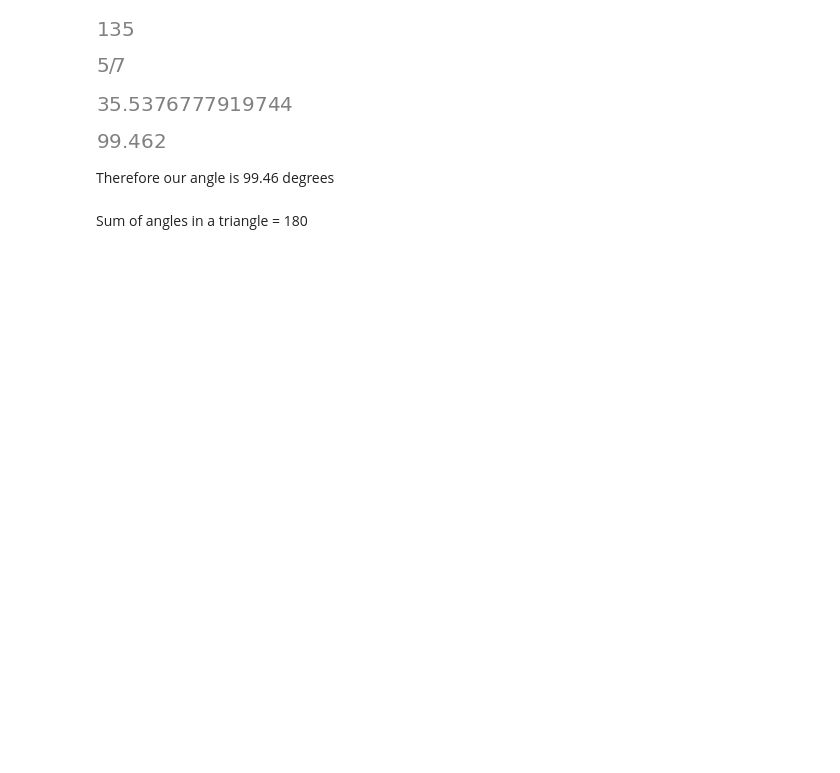
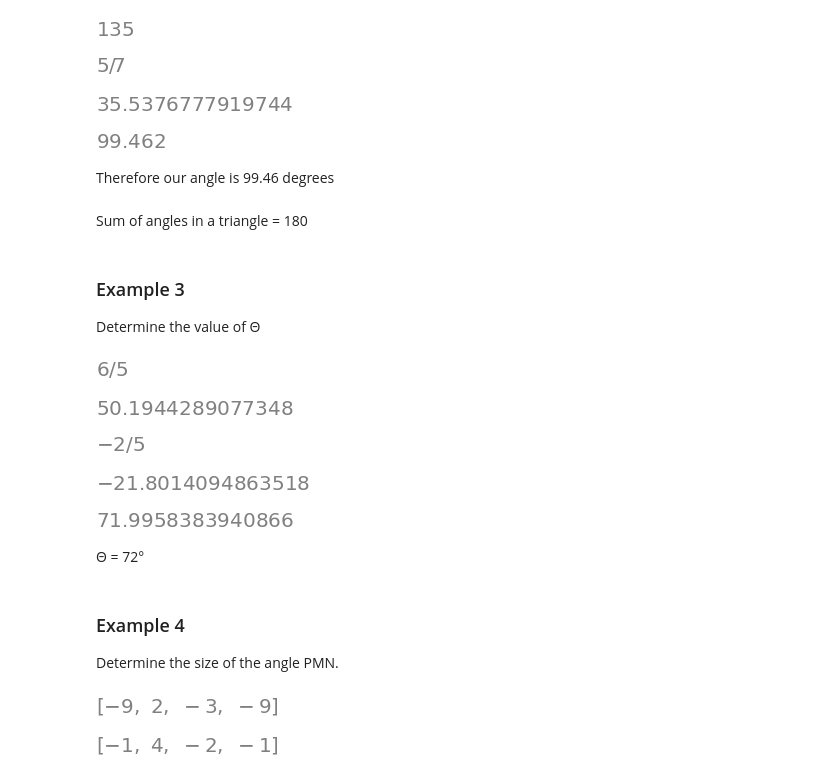
Before and after one commit to aaronrocha/Geometry_Jupyter_notebooks, a Jupyter notebook: Complex_angles_of_inclination.ipynb, the cells around one changed output. Saved outputs shown, nothing was run; the diff lists cells and outputs as text; code cells hidden in the pictures; blank space fills up the shorter version.

Commit message:
added more examples

```diff
--- a/Complex_angles_of_inclination.ipynb
+++ b/Complex_angles_of_inclination.ipynb
@@ -60,3 +60,35 @@ N(deg(atan(_)))
 Therefore our angle is 99.46 degrees
 # %% [markdown]
 Sum of angles in a triangle = 180
+# %% [markdown]
+### Example 3
+
+Determine the value of Θ
+# %%
+A, B, C = Point(0, -6), Point(0, 2), Point(5, 0)
+# %%
+m_ac = (A.y - C.y) / (A.x - C.x);m_ac
+# %% [output]
+[figure, added]
+# %%
+a = N(deg(atan(m_ac)));a
+# %% [output]
+[figure, added]
+# %%
+m_bc = (B.y - C.y) / (B.x - C.x);m_bc
+# %% [output]
+[figure, added]
+# %%
+b = N(deg(atan(m_bc))); b
+# %% [output]
+[figure, added]
+# %%
+a + (-b)
+# %% [output]
+[figure, added]
+# %% [markdown]
+Θ = 72°
+# %% [markdown]
+### Example 4
+
+Determine the size of the angle PMN.
@@ -62,0 +99,8 @@ Sum of angles in a triangle = 180
+# %%
+x = [P.x, M.x, ptN.x, P.x];x
+# %% [output]
+[figure, added]
+# %%
+y = [P.y, M.y, ptN.y, P.y];y
+# %% [output]
+[figure, added]
```
Also changed, not shown: parts of 27 cells of this notebook.
